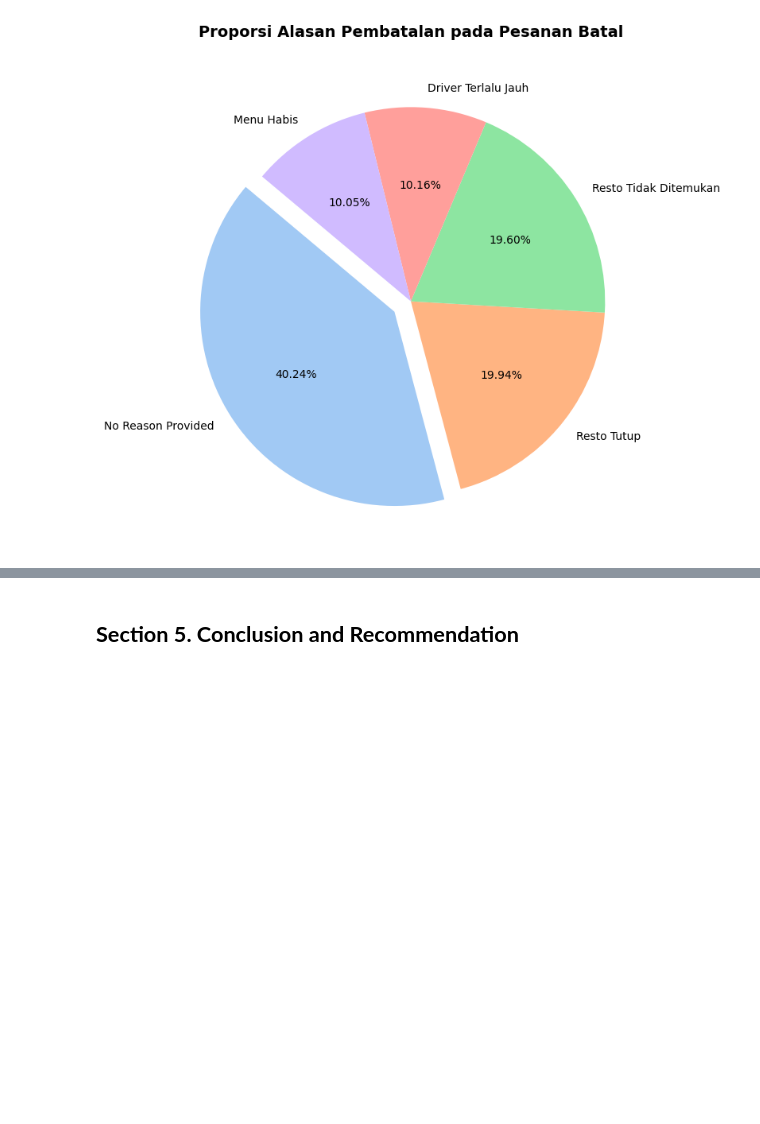
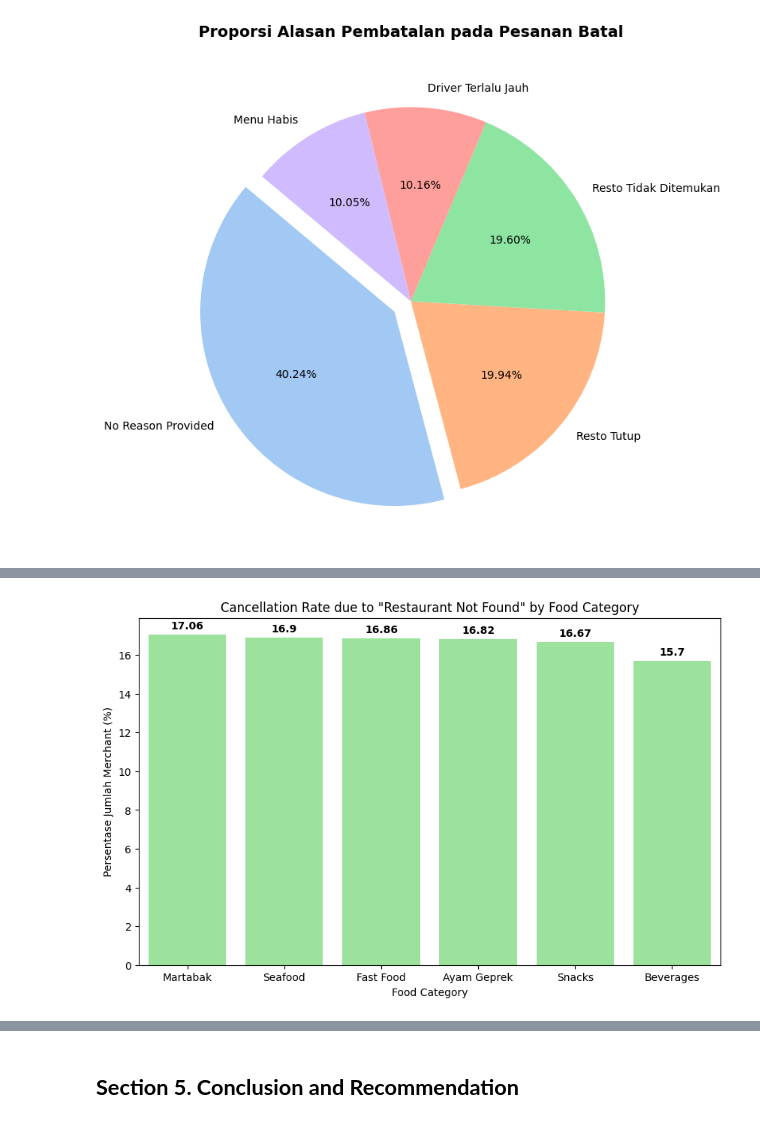
Before and after one commit to ziancarlos/Data_Analytics_Grab, a Jupyter notebook: notebooks/data-exploration.ipynb, the cells around one changed output, grey strips where cells are left out. Saved outputs shown, nothing was run; the diff lists cells and outputs as text; code cells hidden in the pictures; blank space fills up the shorter version.

```diff
--- a/notebooks/data-exploration.ipynb
+++ b/notebooks/data-exploration.ipynb
@@ -787,0 +992,13 @@ plt.show()
+# %%
+# (4.6.2.1) Analyze Cuisine Type Orders with Cancellation Reason "Restaurant Not Found"
+# Indicate fake restaurants by orders with cancellation reason is "Restaurant Not Found"
+# Step:
+# - Filter orders with cancellation reason is Restaurant Not Found
+# - Groups data by cuisine_type
+# - Calculate the cancellation rate for the reason "Restaurant Not Foudn" of each cuisine_type
+
+# 1. Filter orders with cancellation reason is Restaurant Not Found
+df_resto_not_found = df_orders_merchant[df_orders_merchant["cancel_reason"] == "Resto Tidak Ditemukan"]
+
+#2. Group data by cuisine_type & calculate the rate
+(df_resto_not_found["cuisine_type"].value_counts(normalize=True) * 100).round(decimals=2)
@@ -787,0 +1014,19 @@ plt.show()
+# %%
+# (4.6.2.2) Visualization
+# 1. Prepare Data
+resto_not_found_count = (df_resto_not_found["cuisine_type"].value_counts(normalize=True) * 100).round(decimals=2)
+resto_not_found_df = resto_not_found_count.reset_index()
+resto_not_found_df.columns = ['cuisine_type', 'percentage']
+
+# 2. Plot Bar Chart
+plt.figure(figsize=(10, 6))
+barplot = sns.barplot(data=resto_not_found_df, x='cuisine_type', y='percentage', color='lightgreen')
+for container in barplot.containers:
+    barplot.bar_label(container, padding=3, fontsize=10, fontweight='bold')
+
+plt.title('Cancellation Rate due to "Restaurant Not Found" by Food Category')
+plt.xlabel("Food Category")
+plt.ylabel('Persentase Jumlah Merchant (%)')
+plt.show()
+# %% [output]
+[figure, added]
```
Also changed, not shown: parts of 18 cells of this notebook.
